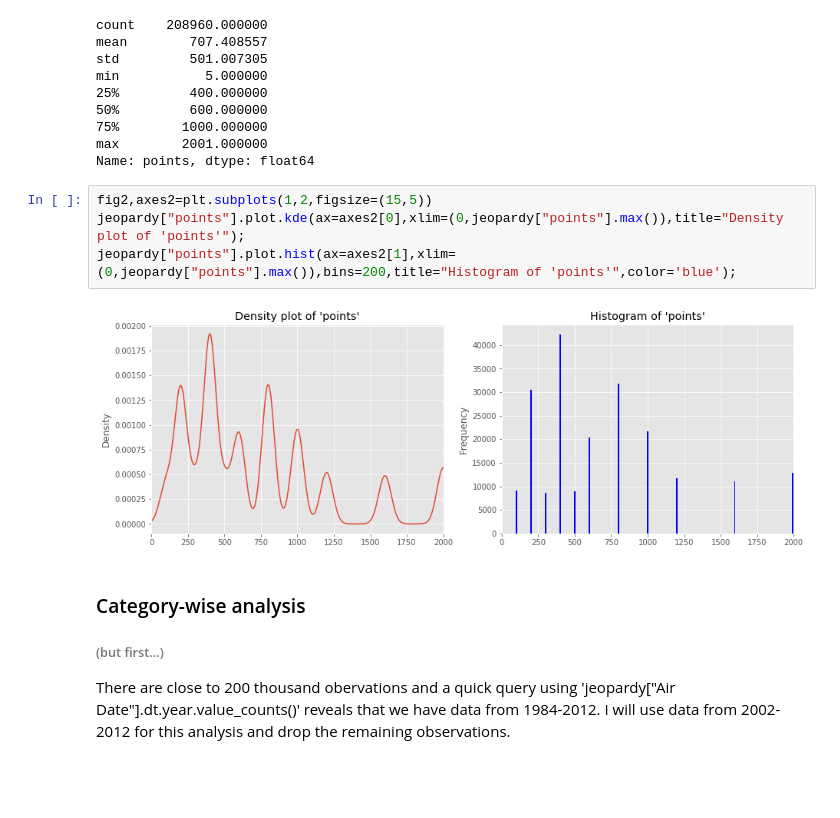
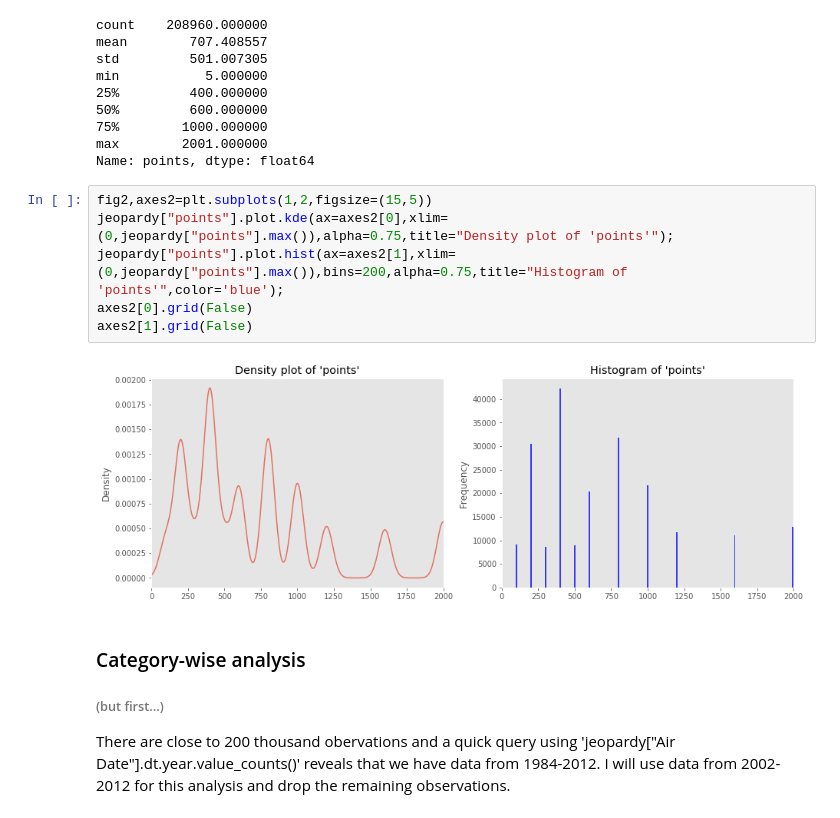
Before and after one commit to rajatbarve/Jeopardy, a Jupyter notebook: Jeopardy_game.ipynb, the cells around one changed output. Cells and saved outputs as stored; diff of their text form; blank space fills up the shorter version.

```diff
--- a/Jeopardy_game.ipynb
+++ b/Jeopardy_game.ipynb
@@ -187,10 +190,12 @@ max        2001.000000
 Name: points, dtype: float64
 # %%
 fig2,axes2=plt.subplots(1,2,figsize=(15,5))
-jeopardy["points"].plot.kde(ax=axes2[0],xlim=(0,jeopardy["points"].max()),title="Density plot of 'points'");
-jeopardy["points"].plot.hist(ax=axes2[1],xlim=(0,jeopardy["points"].max()),bins=200,title="Histogram of 'points'",color='blue');
+jeopardy["points"].plot.kde(ax=axes2[0],xlim=(0,jeopardy["points"].max()),alpha=0.75,title="Density plot of 'points'");
+jeopardy["points"].plot.hist(ax=axes2[1],xlim=(0,jeopardy["points"].max()),bins=200,alpha=0.75,title="Histogram of 'points'",color='blue');
+axes2[0].grid(False)
+axes2[1].grid(False)
 # %% [output]
-[figure, old version]
+[figure, new version]
 # %% [markdown]
 ### Category-wise analysis
 ###### (but first...)
```
Also changed, not shown: parts of 6 cells of this notebook.
